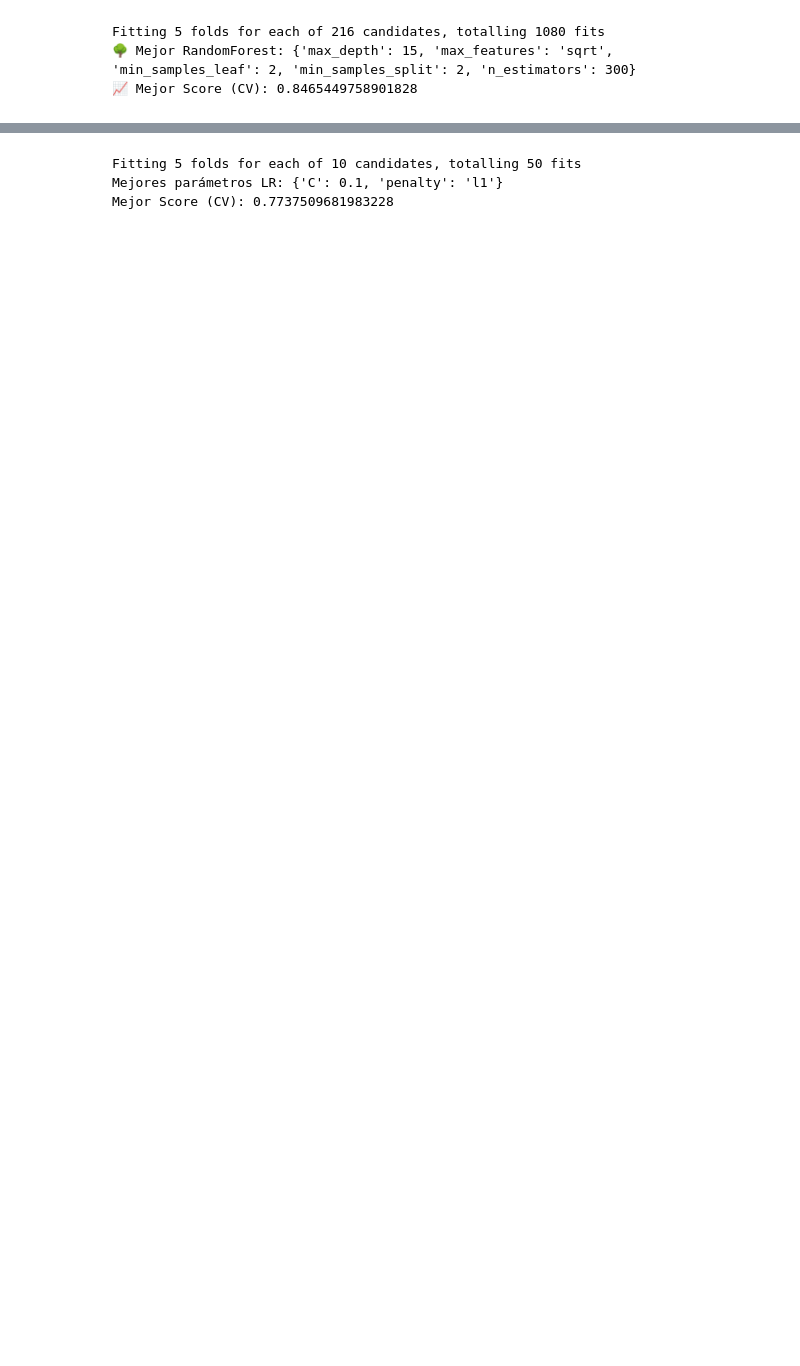
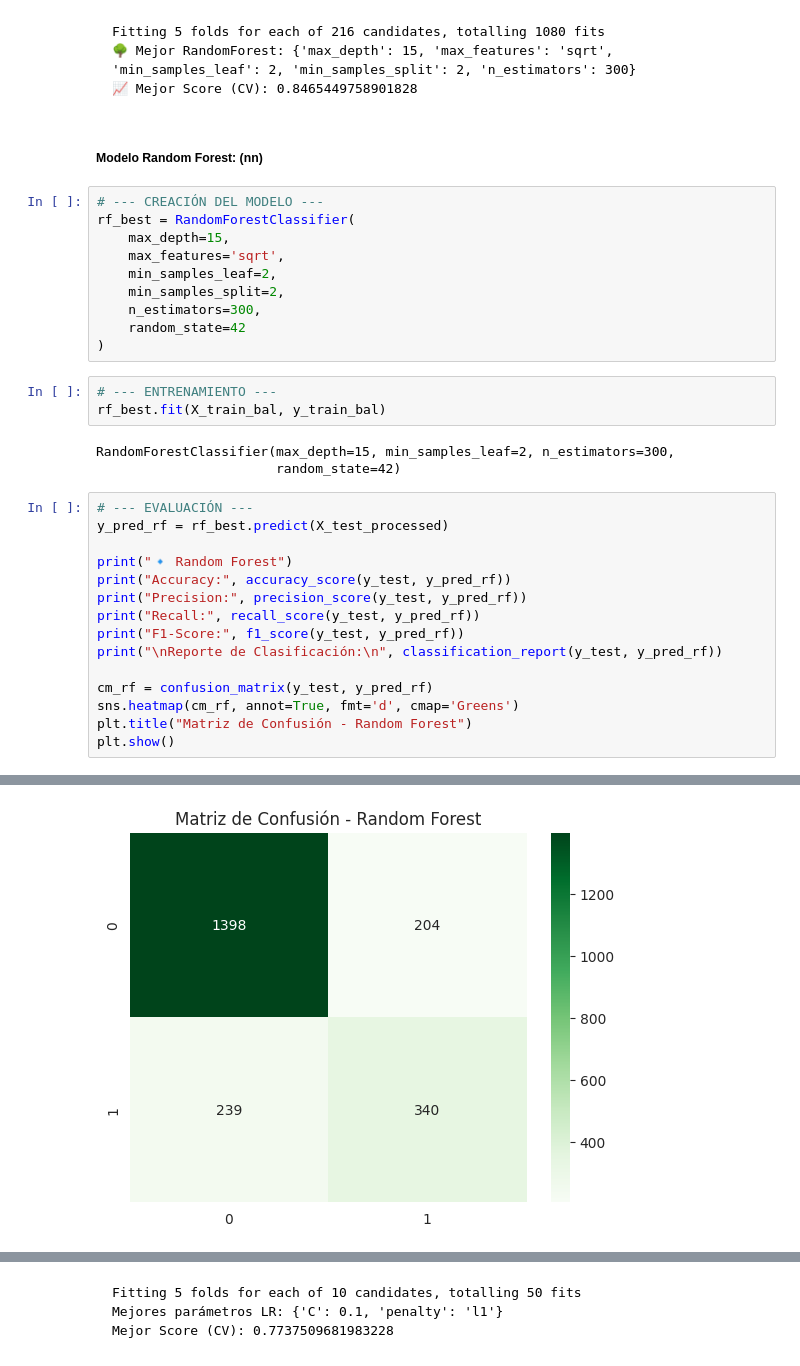
Before and after one commit to MigXDev/CS_Datos_I_DESAFIO_3, a Jupyter notebook: TelecomX_LATAM_2.ipynb, the cells around one changed output, grey strips where cells are left out. Cells and saved outputs as stored; diff of their text form; blank space fills up the shorter version.

````diff
--- a/TelecomX_LATAM_2.ipynb
+++ b/TelecomX_LATAM_2.ipynb
@@ -895,3 +972,37 @@ Fitting 5 folds for each of 216 candidates, totalling 1080 fits
 🌳 Mejor RandomForest: {'max_depth': 15, 'max_features': 'sqrt', 'min_samples_leaf': 2, 'min_samples_split': 2, 'n_estimators': 300}
 📈 Mejor Score (CV): 0.8465449758901828
 ```
+# %% [markdown]
+##### Modelo Random Forest: (nn)
+# %%
+# --- CREACIÓN DEL MODELO ---
+rf_best = RandomForestClassifier(
+    max_depth=15,
+    max_features='sqrt',
+    min_samples_leaf=2,
+    min_samples_split=2,
+    n_estimators=300,
+    random_state=42
+)
+# %%
+# --- ENTRENAMIENTO ---
+rf_best.fit(X_train_bal, y_train_bal)
+# %% [output]
+RandomForestClassifier(max_depth=15, min_samples_leaf=2, n_estimators=300,
+                       random_state=42)
+# %%
+# --- EVALUACIÓN ---
+y_pred_rf = rf_best.predict(X_test_processed)
+
+print("🔹 Random Forest")
+print("Accuracy:", accuracy_score(y_test, y_pred_rf))
+print("Precision:", precision_score(y_test, y_pred_rf))
+print("Recall:", recall_score(y_test, y_pred_rf))
+print("F1-Score:", f1_score(y_test, y_pred_rf))
+print("\nReporte de Clasificación:\n", classification_report(y_test, y_pred_rf))
+
+cm_rf = confusion_matrix(y_test, y_pred_rf)
+sns.heatmap(cm_rf, annot=True, fmt='d', cmap='Greens')
+plt.title("Matriz de Confusión - Random Forest")
+plt.show()
+# %% [output]
@@ -897,0 +1024 @@ Fitting 5 folds for each of 216 candidates, totalling 1080 fits
+[figure, added]
````
Also changed, not shown: parts of 55 cells of this notebook.
